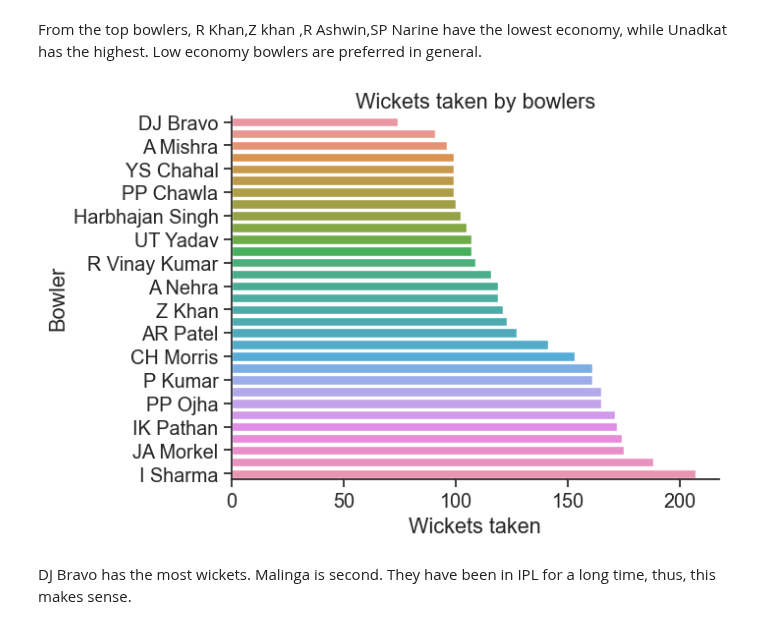
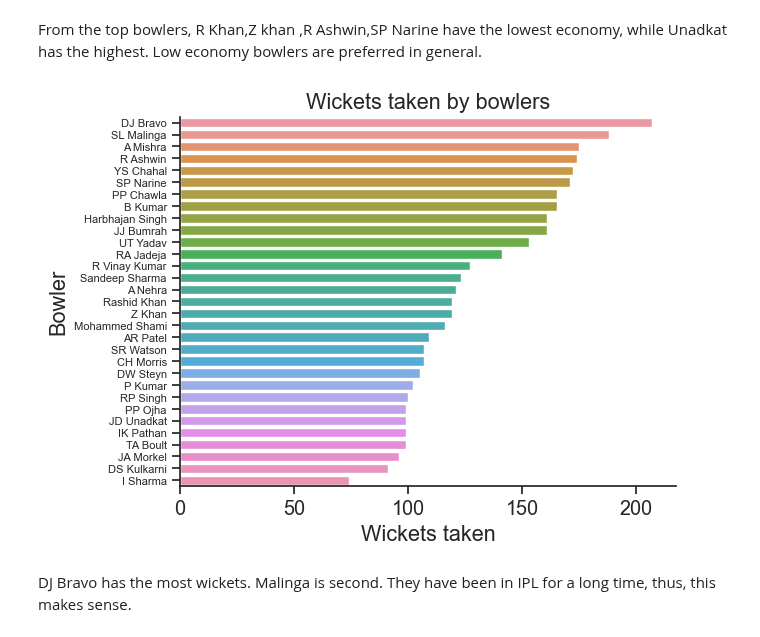
Before and after one commit to ubco-W2022T2-data301/project-group-group60, a Jupyter notebook: analysis/analysis2.ipynb, the cells around one changed output. Saved outputs shown, nothing was run; the diff lists cells and outputs as text; code cells hidden in the pictures.

```diff
--- a/analysis/analysis2.ipynb
+++ b/analysis/analysis2.ipynb
@@ -171,14 +171,14 @@ R Ashwin has bowled the most bowls but has a rather low number of extras given.
 # %% [markdown]
 From the top bowlers, R Khan,Z khan ,R Ashwin,SP Narine have the lowest economy, while Unadkat has the highest. Low economy bowlers are preferred in general.
 # %%
-sns.barplot(data=bs.sort_values('wickets_taken'), x="wickets_taken", y="bowler")
+sns.barplot(data=bs, x="wickets_taken", y="bowler")
 plt.title('Wickets taken by bowlers')
 plt.xlabel('Wickets taken')
 plt.ylabel('Bowler')
-plt.yticks(range(0, len(bs), 2), bs['bowler'][::2])
+plt.yticks(range(0, len(bs), 1), bs['bowler'][::1],fontsize=8)
 plt.show()
 # %% [output]
-[figure, old version]
+[figure, new version]
 # %% [markdown]
 DJ Bravo has the most wickets. Malinga is second. They have been in IPL for a long time, thus, this makes sense.
 # %% [markdown]
```
Also changed, not shown: parts of 3 cells of this notebook, 2 other files.
